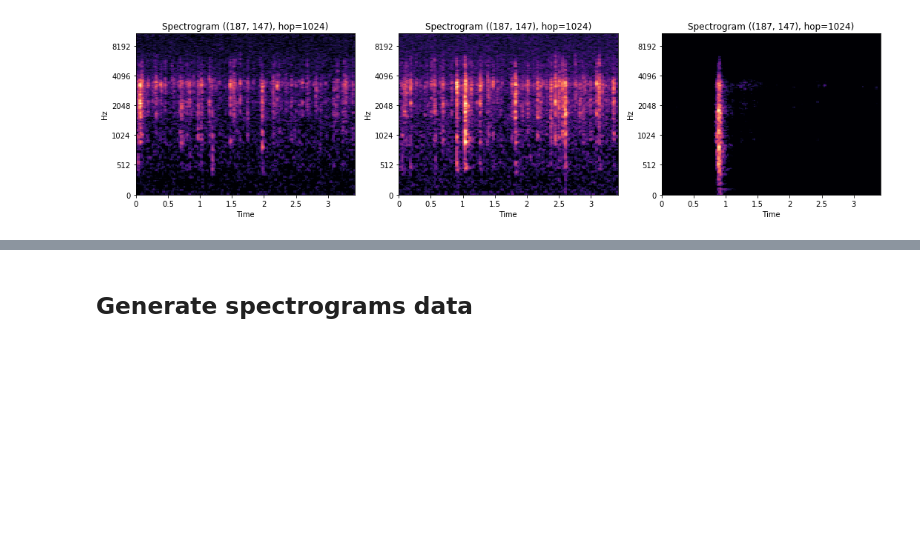
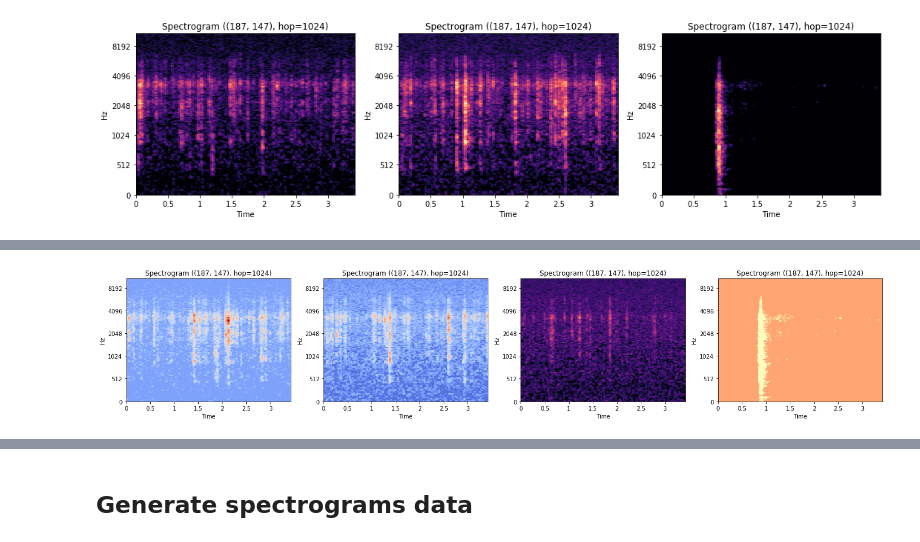
Before and after one commit to ido90/Earthquakes, a Jupyter notebook: Spectrogram/Spectrogram_librosa.ipynb, the cells around one changed output, grey strips where cells are left out. Drawn from its saved outputs; the diff is of its cells as text; code cells hidden in the pictures; blank space fills up the shorter version.

Commit message:
new spectrograms analysis: looks fine

```diff
--- a/Spectrogram/Spectrogram_librosa.ipynb
+++ b/Spectrogram/Spectrogram_librosa.ipynb
@@ -247,6 +248,8 @@ normalizing the to_db() with const 10^8 looks fine, but still needs to verify th
 # %%
-# dfs = []
-# for off in tqdm_notebook(np.random.randint(0,100000000,20)):
-#     dfs.append(pd.read_csv(BASE/'train.csv', nrows=n, skiprows=range(1,1+off),
-#                  dtype={'acoustic_data': np.int16, 'time_to_failure': np.float64}))
-#     dfs[-1].rename(columns={'acoustic_data': 'signal', 'time_to_failure': 'quaketime'}, inplace=True)
+# Get 20 random 150K-long-segments from train data.
+
+dfs = []
+for off in tqdm_notebook(np.random.randint(0,100000000,20)):
+    dfs.append(pd.read_csv(BASE/'train.csv', nrows=n, skiprows=range(1,1+off),
+                 dtype={'acoustic_data': np.int16, 'time_to_failure': np.float64}))
+    dfs[-1].rename(columns={'acoustic_data': 'signal', 'time_to_failure': 'quaketime'}, inplace=True)
@@ -253,45 +258,45 @@ normalizing the to_db() with const 10^8 looks fine, but still needs to verify th
 # %%
-# def plot_spec(dfs, n_fft=4096, hop_length=None, sr=44e3, n_mels=256, fmin=0, fmax=128e3, power=2.0, lin=False, nm='hello'):
-#     if hop_length is None:
-#         hop_length = n_fft // 4
-#     fig,axs = plt.subplots(1+lin,len(dfs), figsize=(6*len(dfs),4+4*lin))
-#     S = []
-#     M = []
-#     for i,df in enumerate(dfs):
-#         ax = axs[0,i] if lin else axs[i]
-#         mel_spec = librosa.feature.melspectrogram(np.array(df.signal,dtype='float'), n_fft=n_fft, hop_length=hop_length,
-#                                                   n_mels=n_mels, sr=sr, power=power)#, fmin=fmin, fmax=fmax)
-#         tmp = mel_spec
-#         mel_spec = librosa.amplitude_to_db(mel_spec, ref=10**8)
-#         l = mel_spec.shape[0]
-#         mel_spec = mel_spec[int(0.02*l):int(0.75*l),:]
-#         librosa.display.specshow(mel_spec, ax=ax, x_axis='time', y_axis='mel', vmin=-50, vmax=50,
+# Create spectrograms and display them.
+# Segments: some of the random segments from above + one peak segment.
+# New features:
+#   amplitude_to_db(..., ref=const) # instead of ref=np.max
+#   specshow(..., vmin=-50, vmax=50) # force image to be scaled wrt const standard
+#   use plt.savefig() that saves the displayed figure, rather than plt.imsave() that saves the matrix.
+
+def plot_spec(dfs, n_fft=4096, hop_length=None, sr=44e3, n_mels=256, fmin=0, fmax=128e3, power=2.0, lin=False, nm='hello'):
+    if hop_length is None:
+        hop_length = n_fft // 4
+    fig,axs = plt.subplots(1+lin,len(dfs), figsize=(6*len(dfs),4+4*lin))
+    S = []
+    M = []
+    for i,df in enumerate(dfs):
+        ax = axs[0,i] if lin else axs[i]
+        mel_spec = librosa.feature.melspectrogram(np.array(df.signal,dtype='float'), n_fft=n_fft, hop_length=hop_length,
+                                                  n_mels=n_mels, sr=sr, power=power)#, fmin=fmin, fmax=fmax)
+        tmp = mel_spec
+        mel_spec = librosa.amplitude_to_db(mel_spec, ref=10**8)
+        l = mel_spec.shape[0]
+        mel_spec = mel_spec[int(0.02*l):int(0.75*l),:]
+        librosa.display.specshow(mel_spec, ax=ax, x_axis='time', y_axis='mel', vmin=-50, vmax=50,
+                                 sr=sr, hop_length=hop_length)#, fmin=fmin, fmax=fmax)
+        ax.set_title(f'Spectrogram ({mel_spec.shape}, hop={hop_length:d})')
+#         #plt.imsave(f'spec_{nm:s}_{i:d}.png', mel_spec)
+#         fig = plt.figure(figsize=(2.6,2.6))
+#         fig.subplots_adjust(left=0,right=1,bottom=0,top=1)
+#         librosa.display.specshow(mel_spec, ax=plt.axes(), x_axis='time', y_axis='mel', vmin=-50, vmax=50,
 #                                  sr=sr, hop_length=hop_length)#, fmin=fmin, fmax=fmax)
-#         ax.set_title(f'Spectrogram ({mel_spec.shape}, hop={hop_length:d})')
-# #         #plt.imsave(f'spec_{nm:s}_{i:d}.png', mel_spec)
-# #         fig = plt.figure(figsize=(2.6,2.6))
-# #         fig.subplots_adjust(left=0,right=1,bottom=0,top=1)
-# #         librosa.display.specshow(mel_spec, ax=plt.axes(), x_axis='time', y_axis='mel', vmin=-50, vmax=50,
-# #                                  sr=sr, hop_length=hop_length)#, fmin=fmin, fmax=fmax)
-# #         plt.axes().set_axis_off()
-# #         #plt.savefig(f'spec_{nm:s}_{i:d}_basic.png')
-# #         plt.savefig(f'spec_{nm:s}_{i:d}_advanced.png', bbox_inches='tight', transparent=True, pad_inches=0.0)
-# #         plt.close()
+#         plt.axes().set_axis_off()
+#         #plt.savefig(f'spec_{nm:s}_{i:d}_basic.png')
+#         plt.savefig(f'spec_{nm:s}_{i:d}_advanced.png', bbox_inches='tight', transparent=True, pad_inches=0.0)
+#         plt.close()
 
-#         if lin:
-#             ax = axs[1,i]
-#             stft = librosa.stft(np.array(df.signal,dtype='float'), n_fft=n_fft, hop_length=hop_length)
-#             stft_magnitude, stft_phase = librosa.magphase(stft)
-#             stft_magnitude_db = librosa.amplitude_to_db(stft_magnitude)
-#             librosa.display.specshow(stft_magnitude_db, ax=ax, x_axis='time', y_axis='linear',
-#                                      sr=sr, hop_length=hop_length, fmin=fmin, fmax=fmax)
-#             ax.set_ylim((fmin,fmax))
-#             ax.set_title(f'Spectrogram ({stft_magnitude_db.shape}, hop={hop_length:d})')
-
-#         S += [tmp]
-#         M += [mel_spec]
-#     return S,M
+        S += [tmp]
+        M += [mel_spec]
+    return S,M
 
 
 # S1,M1 = plot_spec((df,df2,df_peak), sr=44e3, n_fft=4096, n_mels=256, power=2.0, nm='chosen')
 # S2,M2 = plot_spec(dfs[7:10], sr=44e3, n_fft=4096, n_mels=256, power=2.0, nm='rand')
+S,M = plot_spec((*dfs[7:10],df_peak), sr=44e3, n_fft=4096, n_mels=256, power=2.0, nm='rand')
+# %% [output]
+[figure, added]
```
Also changed, not shown: parts of 16 cells of this notebook.
